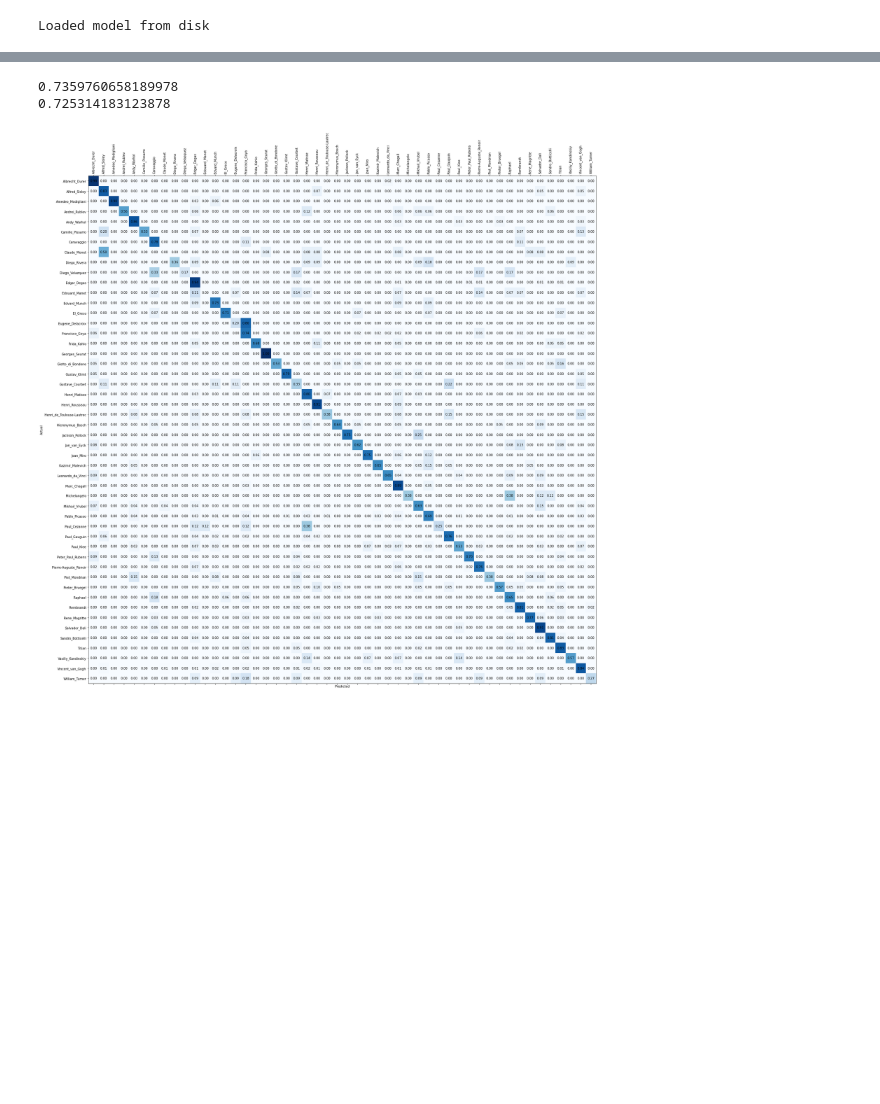
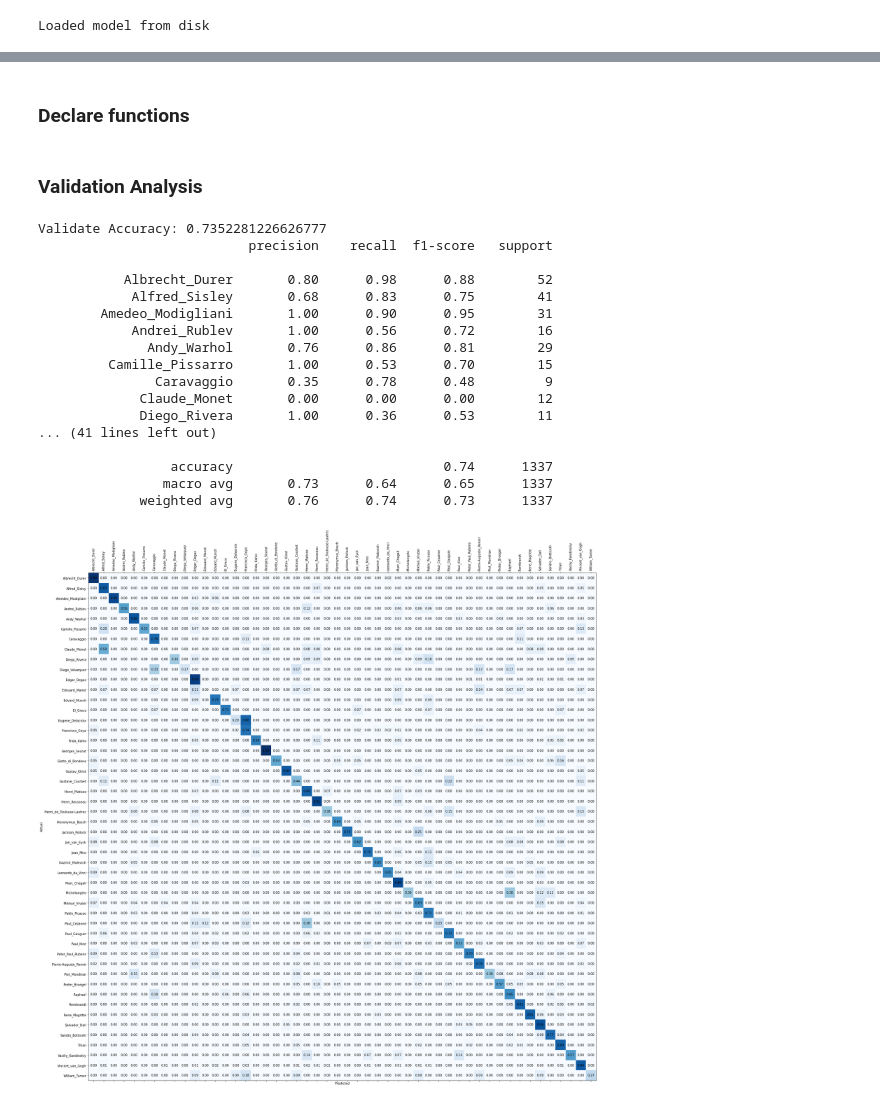
Before and after one commit to aaronhallaert/DeepLearningLab, a Jupyter notebook: Final_Project/Final_Project_Voting_Analysis.ipynb, the cells around one changed output, grey strips where cells are left out. Drawn from its saved outputs; the diff is of its cells as text; code cells hidden in the pictures; blank space fills up the shorter version.

```diff
--- a/Final_Project/Final_Project_Voting_Analysis.ipynb
+++ b/Final_Project/Final_Project_Voting_Analysis.ipynb
@@ -327,9 +369,9 @@ VALIDATE PREDICTIONS
+# %% [markdown]
+### Declare functions
 # %%
 from sklearn.metrics import accuracy_score
 
-
-
-def calc_accuracy(predictions_dict):
+def get_ytrue_ypred(predictions_dict):
   y_true = []
   y_pred = []
   for i in range(0, len(list(predictions_dict.values()))):
@@ -342,29 +384,16 @@ def calc_accuracy(predictions_dict):
     # y_pred.append(pred)
 
     y_pred.append(np.argmax(list(predictions_dict.values())[i][1][0]))
+  return y_true, y_pred
+
+def calc_accuracy(predictions_dict):
+  y_true, y_pred = get_ytrue_ypred(predictions_dict)
   return accuracy_score(y_true, y_pred)
-
-print(calc_accuracy(validate_predictions))
-print(calc_accuracy(test_predictions))
-# %% [output]
-0.7359760658189978
-0.725314183123878
 # %%
 from sklearn.metrics import confusion_matrix
 
 def print_confusion_matrix(predictions_dict):
-  y_true = []
-  y_pred = []
-  for i in range(0, len(list(predictions_dict.values()))):
-    # y_true.append(list(predictions_dict.values())[i][0])
-
-    y_true.append(np.argmax(list(predictions_dict.values())[i][0]))
-
-    pred = np.zeros(50)
-    pred[ np.argmax(list(predictions_dict.values())[i][1][0]) ]=1
-    # y_pred.append(pred)
-
-    y_pred.append(np.argmax(list(predictions_dict.values())[i][1][0]))
+  y_true, y_pred = get_ytrue_ypred(predictions_dict)
 
 
   fig, ax = plt.subplots(figsize=(30,30))
@@ -383,7 +412,34 @@ def print_confusion_matrix(predictions_dict):
   ax.set_yticklabels(classes)
   ax.set_xlabel("Predicted")
   ax.set_ylabel("Actual")
-
-print_confusion_matrix(validate_predictions)
-# %% [output]
-[figure, removed]
+# %%
+from sklearn.metrics import classification_report
+
+def print_classification_report(predictions_dict):
+  y_true, y_pred = get_ytrue_ypred(predictions_dict)
+  print(classification_report(y_true, y_pred, target_names=classes))
+# %% [markdown]
+### Validation Analysis
+# %%
+print("Validate Accuracy:", (calc_accuracy(validate_predictions)))
+print_confusion_matrix(validate_predictions)
+print_classification_report(validate_predictions)
+# %% [output]
+Validate Accuracy: 0.7352281226626777
+                           precision    recall  f1-score   support
+
+           Albrecht_Durer       0.80      0.98      0.88        52
+            Alfred_Sisley       0.68      0.83      0.75        41
+        Amedeo_Modigliani       1.00      0.90      0.95        31
+            Andrei_Rublev       1.00      0.56      0.72        16
+              Andy_Warhol       0.76      0.86      0.81        29
+         Camille_Pissarro       1.00      0.53      0.70        15
+               Caravaggio       0.35      0.78      0.48         9
+             Claude_Monet       0.00      0.00      0.00        12
+             Diego_Rivera       1.00      0.36      0.53        11
+... (41 lines left out)
+
+                 accuracy                           0.74      1337
+                macro avg       0.73      0.64      0.65      1337
+             weighted avg       0.76      0.74      0.73      1337
+[figure, added]
```
Also changed, not shown: parts of 15 cells of this notebook.
